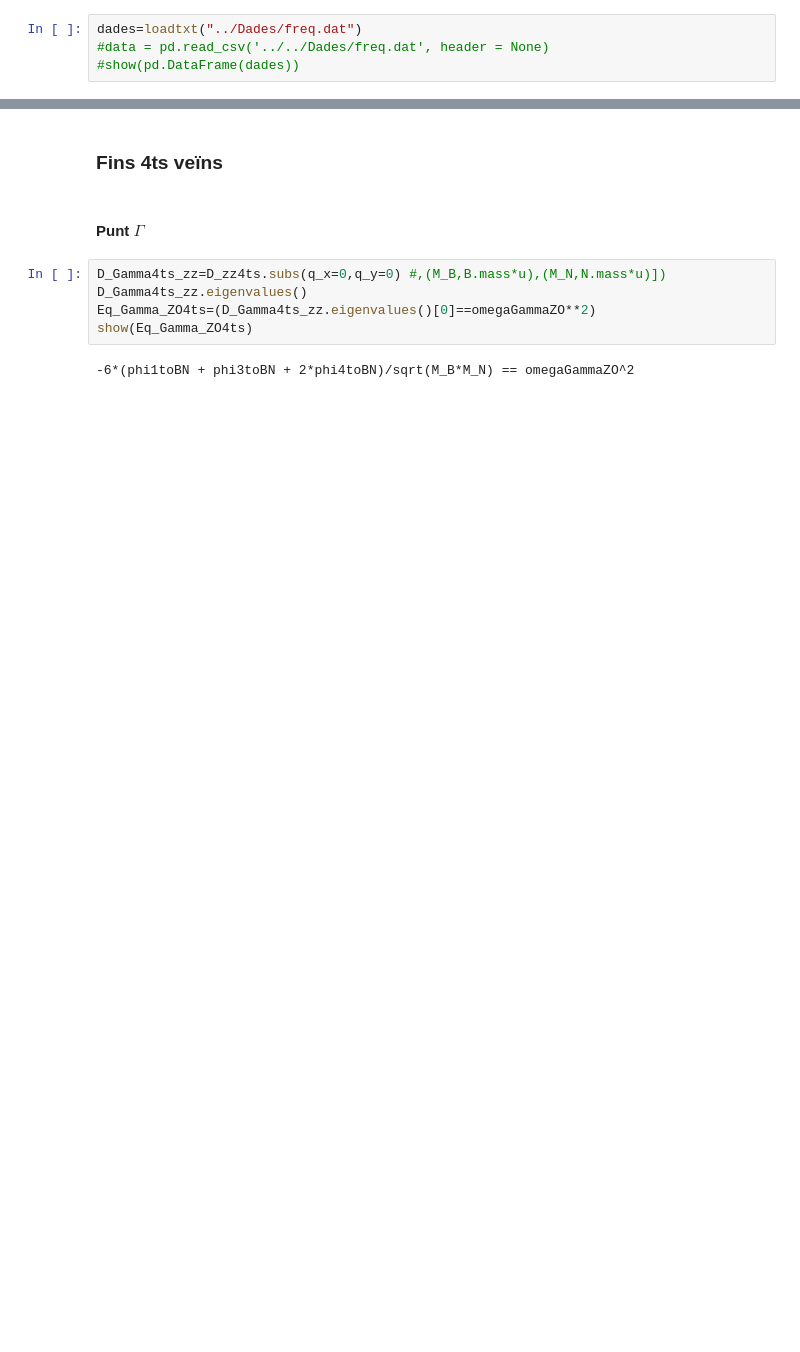
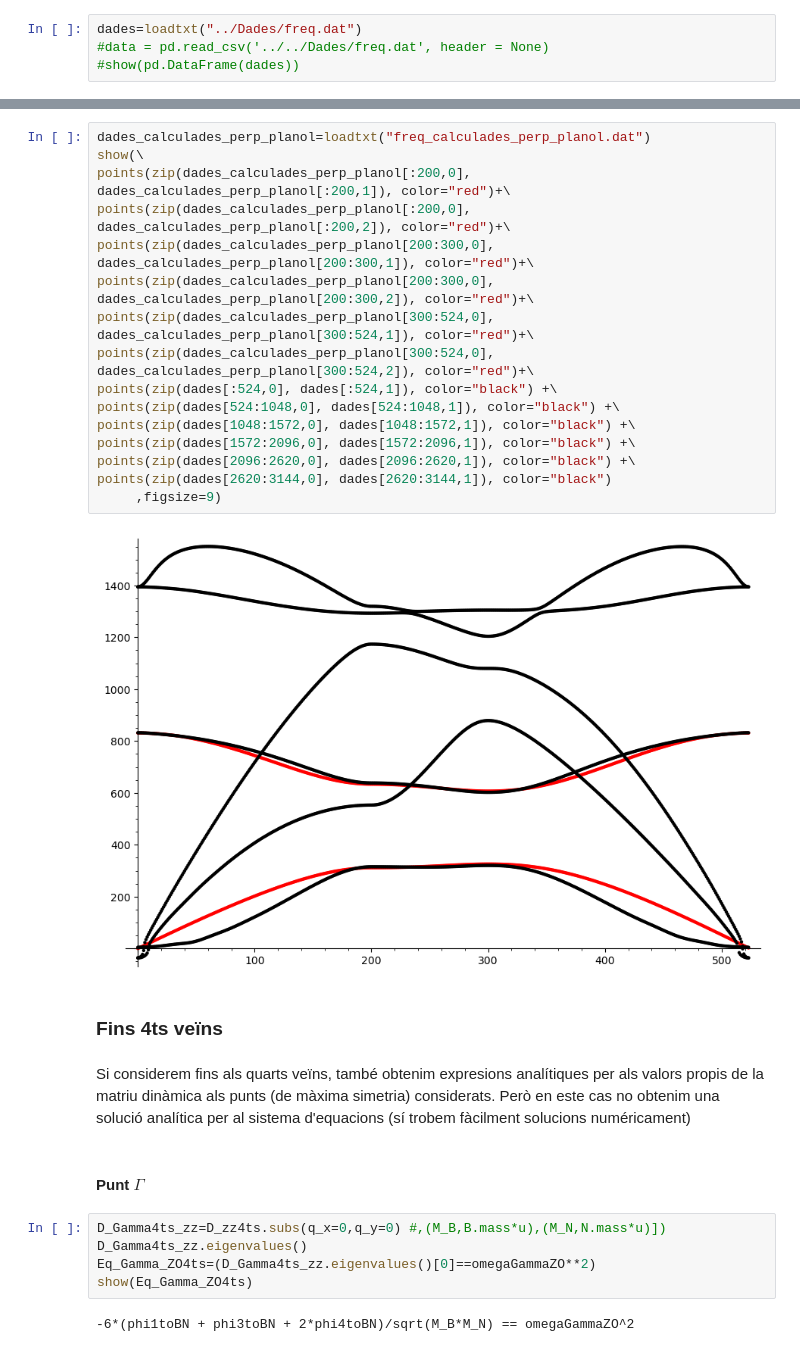
Before and after one commit to CasimirVictoria/TFG-Semiconductores_2D, a Jupyter notebook: _sources/formulacio_matriu_dinamica.ipynb, the cells around one changed output, grey strips where cells are left out. Drawn from its saved outputs; the diff is of its cells as text; blank space fills up the shorter version.

```diff
--- a/_sources/formulacio_matriu_dinamica.ipynb
+++ b/_sources/formulacio_matriu_dinamica.ipynb
@@ -661,5 +639,25 @@ points(zip(dades[2620:3144,0]/525*30, dades[2620:3144,1]), color="black")
+# %%
+dades_calculades_perp_planol=loadtxt("freq_calculades_perp_planol.dat")
+show(\
+points(zip(dades_calculades_perp_planol[:200,0], dades_calculades_perp_planol[:200,1]), color="red")+\
+points(zip(dades_calculades_perp_planol[:200,0], dades_calculades_perp_planol[:200,2]), color="red")+\
+points(zip(dades_calculades_perp_planol[200:300,0], dades_calculades_perp_planol[200:300,1]), color="red")+\
+points(zip(dades_calculades_perp_planol[200:300,0], dades_calculades_perp_planol[200:300,2]), color="red")+\
+points(zip(dades_calculades_perp_planol[300:524,0], dades_calculades_perp_planol[300:524,1]), color="red")+\
+points(zip(dades_calculades_perp_planol[300:524,0], dades_calculades_perp_planol[300:524,2]), color="red")+\
+points(zip(dades[:524,0], dades[:524,1]), color="black") +\
+points(zip(dades[524:1048,0], dades[524:1048,1]), color="black") +\
+points(zip(dades[1048:1572,0], dades[1048:1572,1]), color="black") +\
+points(zip(dades[1572:2096,0], dades[1572:2096,1]), color="black") +\
+points(zip(dades[2096:2620,0], dades[2096:2620,1]), color="black") +\
+points(zip(dades[2620:3144,0], dades[2620:3144,1]), color="black")
+     ,figsize=9)
+# %% [output]
+[figure, added]
 # %% [markdown]
 ### Fins 4ts veïns
+# %% [markdown]
+Si considerem fins als quarts veïns, també obtenim expresions analítiques per als valors propis de la matriu dinàmica als punts (de màxima simetria) considerats. Però en este cas no obtenim una solució analítica per al sistema d'equacions (sí trobem fàcilment solucions numéricament)
 # %% [markdown]
 #### Punt $\Gamma$
 # %%
```
Also changed, not shown: parts of 93 cells of this notebook, 15 other files.
